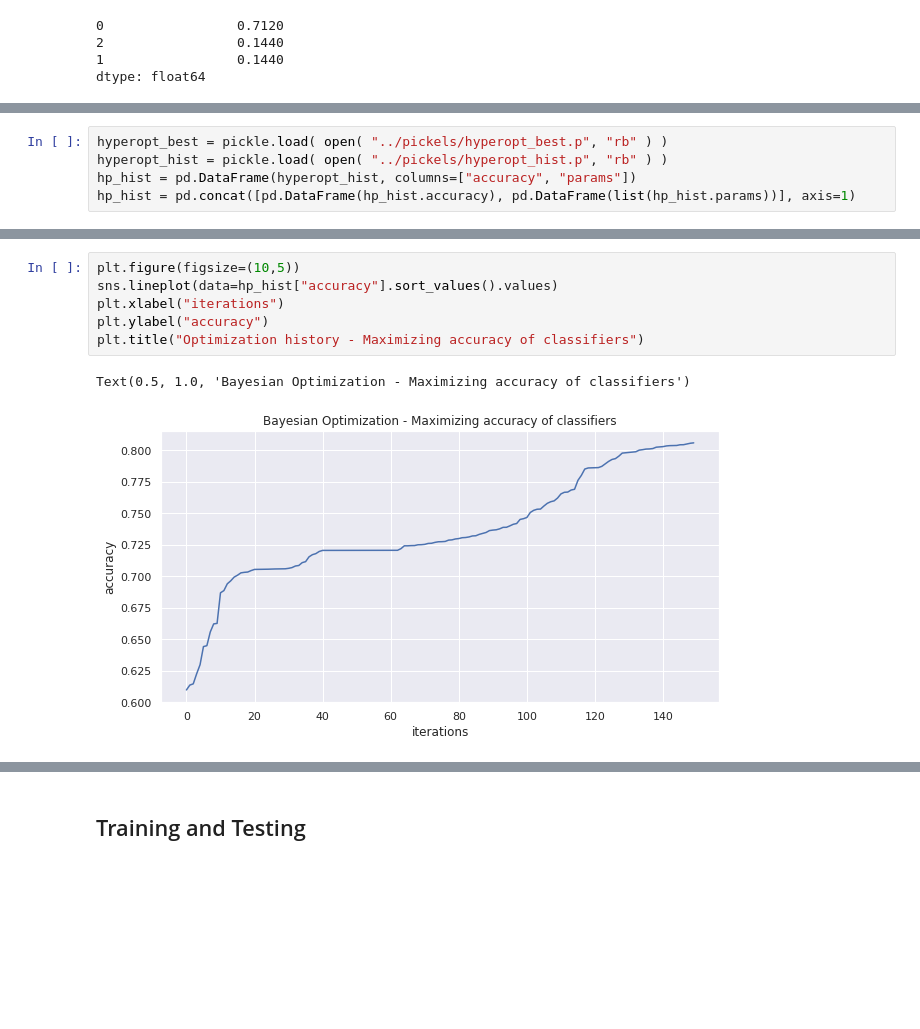
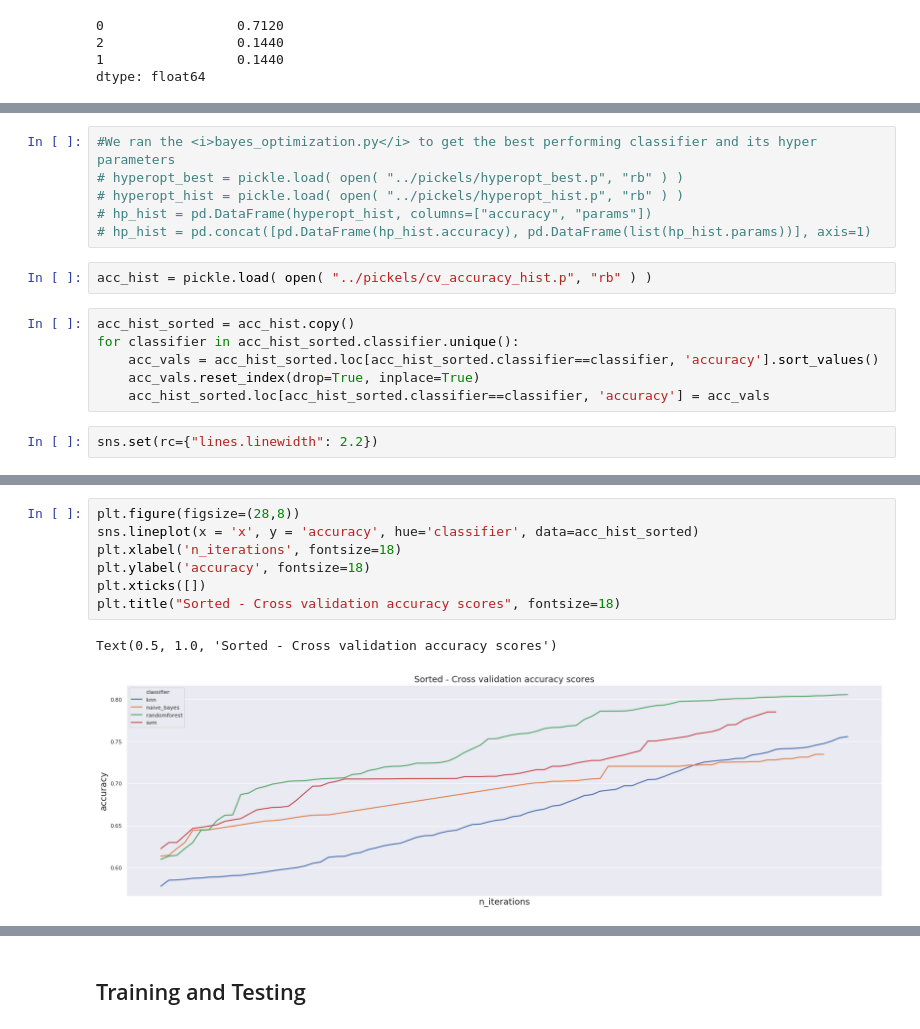
Before and after one commit to kamalmemon/MLResearch, a Jupyter notebook: src/Email_Marketing_EDA.ipynb, the cells around one changed output, grey strips where cells are left out. Cells and saved outputs as stored; diff of their text form; blank space fills up the shorter version.

```diff
--- a/src/Email_Marketing_EDA.ipynb
+++ b/src/Email_Marketing_EDA.ipynb
@@ -385,5 +466,16 @@ We ran the <i>bayes_optimization.py</i> to get the best performing classifier an
 # %%
-hyperopt_best = pickle.load( open( "../pickels/hyperopt_best.p", "rb" ) )
-hyperopt_hist = pickle.load( open( "../pickels/hyperopt_hist.p", "rb" ) )
-hp_hist = pd.DataFrame(hyperopt_hist, columns=["accuracy", "params"])
-hp_hist = pd.concat([pd.DataFrame(hp_hist.accuracy), pd.DataFrame(list(hp_hist.params))], axis=1)
+#We ran the <i>bayes_optimization.py</i> to get the best performing classifier and its hyper parameters
+# hyperopt_best = pickle.load( open( "../pickels/hyperopt_best.p", "rb" ) )
+# hyperopt_hist = pickle.load( open( "../pickels/hyperopt_hist.p", "rb" ) )
+# hp_hist = pd.DataFrame(hyperopt_hist, columns=["accuracy", "params"])
+# hp_hist = pd.concat([pd.DataFrame(hp_hist.accuracy), pd.DataFrame(list(hp_hist.params))], axis=1)
+# %%
+acc_hist = pickle.load( open( "../pickels/cv_accuracy_hist.p", "rb" ) )
+# %%
+acc_hist_sorted = acc_hist.copy()
+for classifier in acc_hist_sorted.classifier.unique():
+    acc_vals = acc_hist_sorted.loc[acc_hist_sorted.classifier==classifier, 'accuracy'].sort_values()
+    acc_vals.reset_index(drop=True, inplace=True)
+    acc_hist_sorted.loc[acc_hist_sorted.classifier==classifier, 'accuracy'] = acc_vals
+# %%
+sns.set(rc={"lines.linewidth": 2.2})
@@ -390,10 +492,11 @@ hp_hist = pd.concat([pd.DataFrame(hp_hist.accuracy), pd.DataFrame(list(hp_hist.p
 # %%
-plt.figure(figsize=(10,5))
-sns.lineplot(data=hp_hist["accuracy"].sort_values().values)
-plt.xlabel("iterations")
-plt.ylabel("accuracy")
-plt.title("Optimization history - Maximizing accuracy of classifiers")
+plt.figure(figsize=(28,8))
+sns.lineplot(x = 'x', y = 'accuracy', hue='classifier', data=acc_hist_sorted)
+plt.xlabel('n_iterations', fontsize=18)
+plt.ylabel('accuracy', fontsize=18)
+plt.xticks([])
+plt.title("Sorted - Cross validation accuracy scores", fontsize=18)
 # %% [output]
-Text(0.5, 1.0, 'Bayesian Optimization - Maximizing accuracy of classifiers')
+Text(0.5, 1.0, 'Sorted - Cross validation accuracy scores')
-[figure, old version]
+[figure, new version]
 # %%
```
Also changed, not shown: parts of 31 cells of this notebook, 3 other files.
